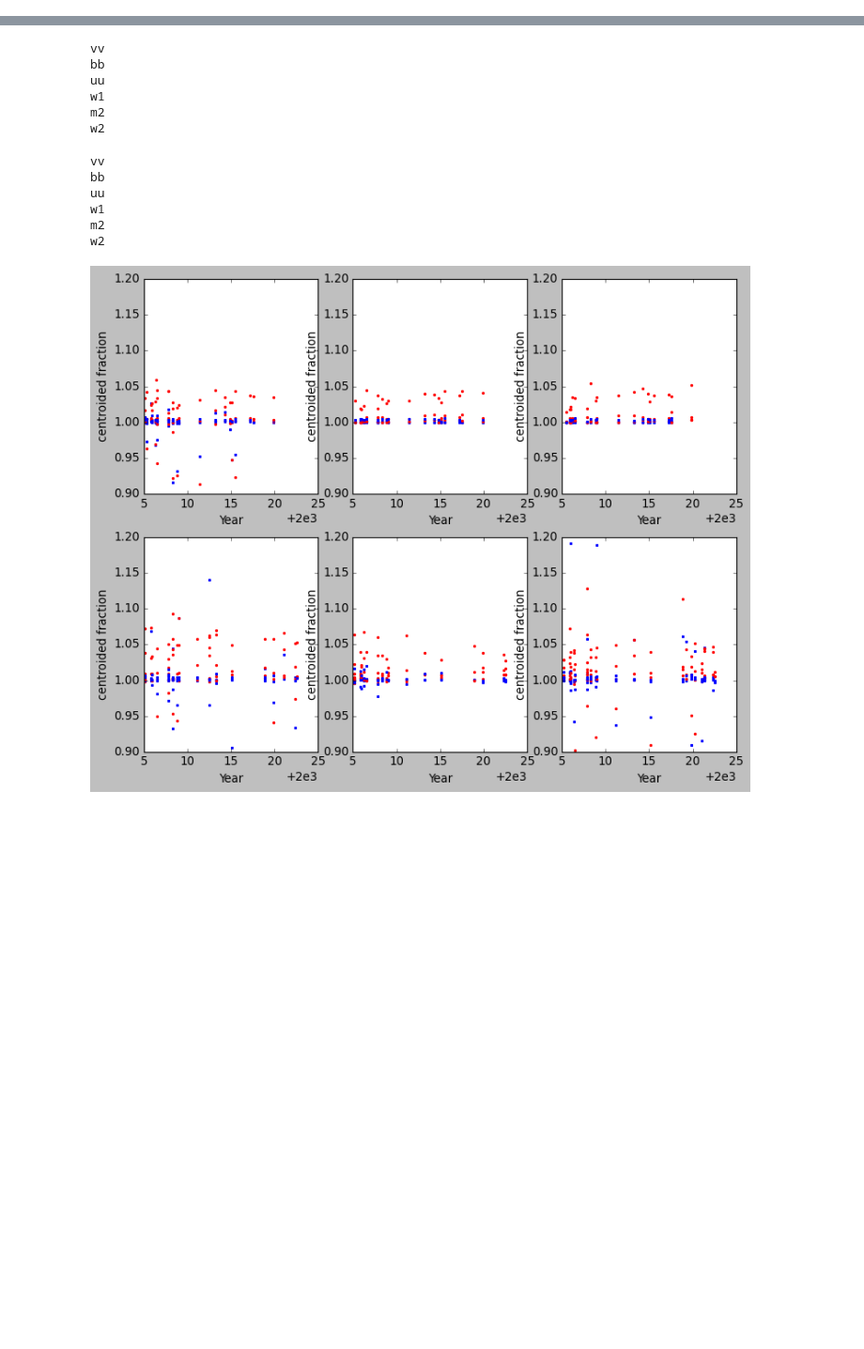
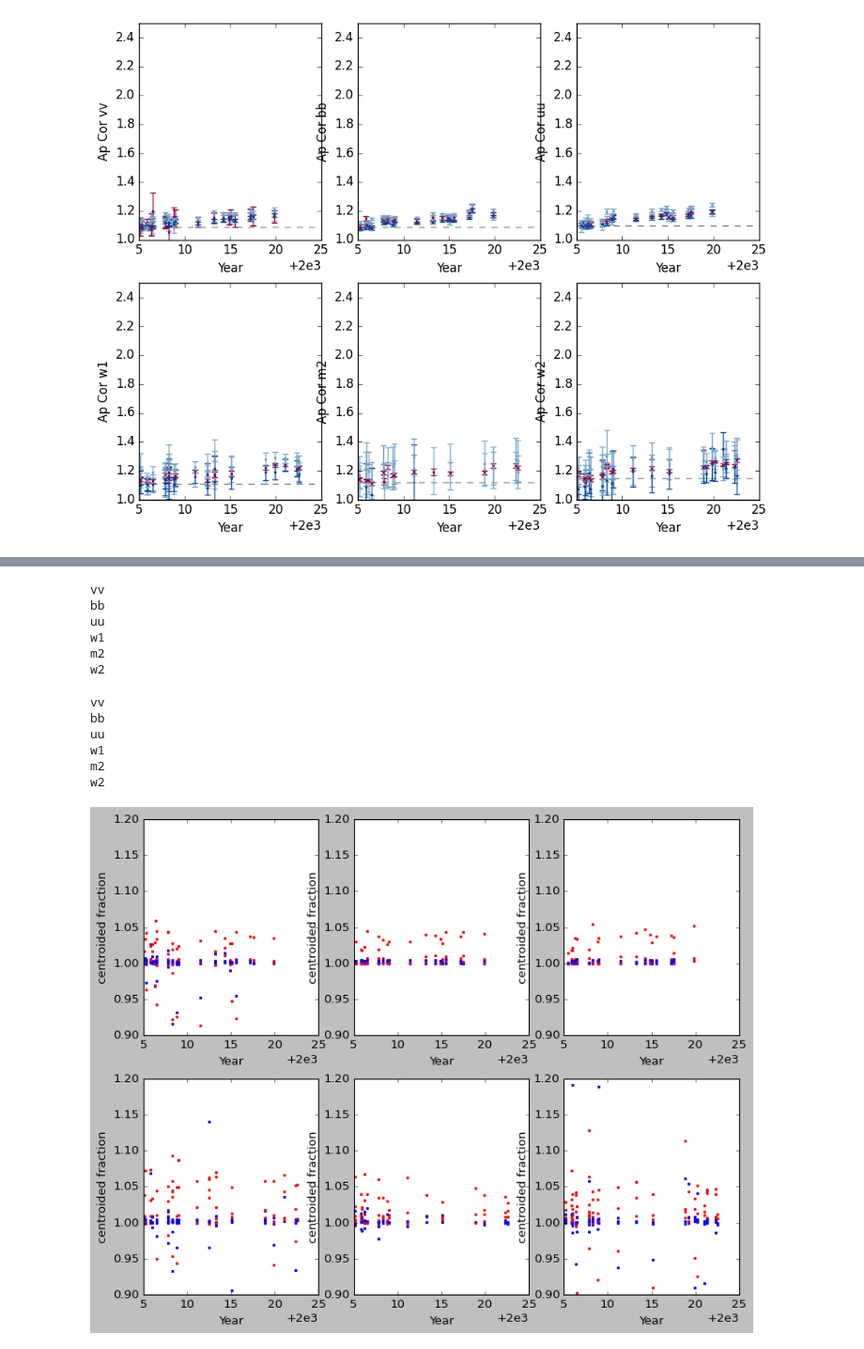
Before and after one commit to pbrown801/UVOTsens, a Jupyter notebook: apcor_sliced.ipynb, the cells around one changed output, grey strips where cells are left out. Shown at 94% size. Cells and saved outputs as stored; diff of their text form; code cells hidden in the pictures; blank space fills up the shorter version.

```diff
--- a/apcor_sliced.ipynb
+++ b/apcor_sliced.ipynb
@@ -29,0 +33,14 @@ def reject_outliers(data, m=2):
+# %%
+filters = ['vv','bb','uu','w1','m2','w2']
+fields = ['WD1121']
+comps = ['1','2','3','4','5','6','7','8','9','01','02','03','04','05','06',
+        '07','08','09','10','11','12','13','14','15','16','17','18','19',
+        '20','21','22','23','24','25','26','27','28','29','30','31','32',
+        '33','34','35']
+
+main_file_pattern = os.path.join('compdata', '{field}_{filter}_senstest_comp{comp}_more.dat')
+centroid_file_pattern = os.path.join('compdata', '{field}_{filter}_senstest_comp{comp}_centroid_more.dat')
+
+import dataframer as dfr
+df = dfr.process_photometry_data(filters, fields, comps)
+print(df.head())
@@ -29,0 +65,78 @@ def reject_outliers(data, m=2):
+# %%
+# --- Parameters (as in your original code)
+filters = ['vv','bb','uu','w1','m2','w2']
+fields  = ['WD1121']
+comps   = ['1','2','3','4','5','6','7','8','9','01','02','03','04','05','06',
+           '07','08','09','10','11','12','13','14','15','16','17','18','19',
+           '20','21','22','23','24','25','26','27','28','29','30','31','32',
+           '33','34','35']
+
+# These lists define the baseline aperture corrections and a color palette.
+flatapcor = [1.086, 1.086, 1.10, 1.11, 1.12, 1.15]
+apcorflat = [1.086, 1.086, 1.10, 1.11, 1.12, 1.15]
+colors = ['#00429d','#73a2c6', '#f4777f', '#93003a',
+          '#00429d','#73a2c6', '#f4777f', '#93003a',
+          '#00429d','#73a2c6', '#f4777f', '#93003a',
+          '#00429d','#73a2c6', '#f4777f', '#93003a',
+          '#00429d','#73a2c6', '#f4777f', '#93003a',
+          '#00429d','#73a2c6', '#f4777f', '#93003a',
+          '#00429d','#73a2c6', '#f4777f', '#93003a',
+          '#00429d','#73a2c6', '#f4777f', '#93003a',
+          '#00429d','#73a2c6', '#f4777f', '#93003a',
+          '#00429d','#73a2c6', '#f4777f', '#93003a']
+
+# --- Assume that df is already created (e.g., using your file‐reading function)
+# For example:
+# df = build_photometry_dataframe(filters, fields, comps, main_file_pattern, centroid_file_pattern)
+# (Make sure df contains at least the columns: 'filter', 'field', 'comp', 'year', 'apcor', 'apcore')
+
+# --- Create the figure and set some plotting defaults
+fig = plt.figure(figsize=(11, 8.5))
+plt.rc('font', family='serif')
+plt.rc('xtick', labelsize='x-small')
+plt.rc('ytick', labelsize='x-small')
+plt.style.use('classic')
+
+# Loop over each filter and create one subplot per filter.
+for filt in filters:
+    # Get the index (position) of this filter in the list.
+    filt_idx = filters.index(filt)
+
+    # Define the baseline (flat) aperture correction for this filter.
+    baseline = apcorflat[filt_idx]
+
+    # Create a subplot in a 2x3 grid.
+    ax = fig.add_subplot(2, 3, filt_idx + 1)
+    ax.set_xlabel('Year')
+    ax.set_ylabel('Ap Cor ' + filt)
+    ax.axis([2005, 2025, 1.0, 2.5])
+
+    # Draw a horizontal reference line corresponding to the flat aperture correction.
+    ax.plot([2005, 2025], [baseline, baseline], color='gray', linestyle='--')
+
+    # Loop over each field.
+    for field in fields:
+        # For each comparison star (comp), extract the corresponding data.
+        for comp_index, comp in enumerate(comps):
+            # Subset the DataFrame for this filter, field, and comp.
+            subdf = df[(df['filter'] == filt) & (df['field'] == field) & (df['comp'] == comp)]
+            if subdf.empty:
+                continue  # Skip if no data for this combination.
+
+            # Sort the subset by year so that points connect in order.
+            subdf = subdf.sort_values(by='year')
+            x = subdf['year']
+            y = subdf['apcor']
+            yerr = subdf['apcore']
+
+            # Select a color for this comp. Here we cycle through the colors list.
+            color = colors[comp_index % len(colors)]
+
+            # Plot errorbars: x=year, y=apcor with error yerr.
+            ax.errorbar(x, y, yerr=yerr, marker='s', linestyle='none',
+                        mfc=color, mec=color, ms=2, mew=1, color=color)
+
+plt.savefig('UVOTapcor_year.png', dpi=300, bbox_inches='tight')
+plt.show()
+# %% [output]
+[figure, added]
```
Also changed, not shown: parts of 15 cells of this notebook, 11 other files.
